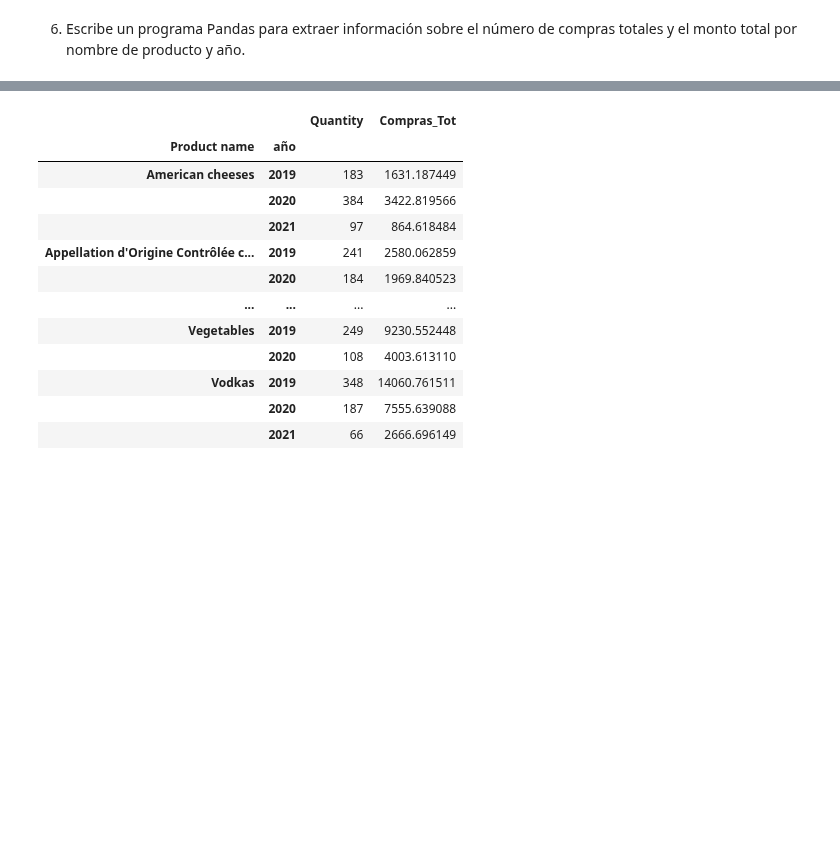
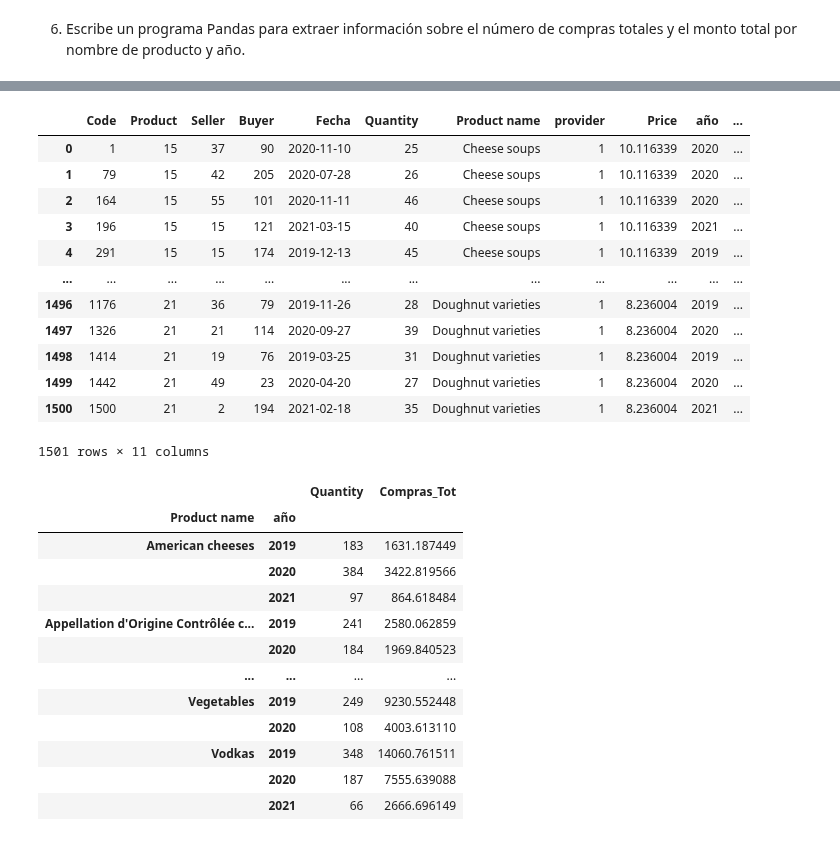
Before and after one commit to mtataytraining2/2_DataScience_Basics, a Jupyter notebook: Pandas/Pandas_dataframe_ejer_2.ipynb, the cells around one changed output, grey strips where cells are left out. Drawn from its saved outputs; the diff is of its cells as text; code cells hidden in the pictures; blank space fills up the shorter version.

```diff
--- a/Pandas/Pandas_dataframe_ejer_2.ipynb
+++ b/Pandas/Pandas_dataframe_ejer_2.ipynb
@@ -521,5 +518,20 @@ df
 # %%
 df['Compras_Tot']=df['Quantity']*df['Price']
+df
+# %% [output]
+|  | Code | Product | Seller | Buyer | Fecha | Quantity | Product name | provider | Price | año | ... |
+| 0 | 1 | 15 | 37 | 90 | 2020-11-10 | 25 | Cheese soups | 1 | 10.116339 | 2020 | ... |
+| 1 | 79 | 15 | 42 | 205 | 2020-07-28 | 26 | Cheese soups | 1 | 10.116339 | 2020 | ... |
+| 2 | 164 | 15 | 55 | 101 | 2020-11-11 | 46 | Cheese soups | 1 | 10.116339 | 2020 | ... |
+| 3 | 196 | 15 | 15 | 121 | 2021-03-15 | 40 | Cheese soups | 1 | 10.116339 | 2021 | ... |
+| 4 | 291 | 15 | 15 | 174 | 2019-12-13 | 45 | Cheese soups | 1 | 10.116339 | 2019 | ... |
+| ... | ... | ... | ... | ... | ... | ... | ... | ... | ... | ... | ... |
+| 1496 | 1176 | 21 | 36 | 79 | 2019-11-26 | 28 | Doughnut varieties | 1 | 8.236004 | 2019 | ... |
+| 1497 | 1326 | 21 | 21 | 114 | 2020-09-27 | 39 | Doughnut varieties | 1 | 8.236004 | 2020 | ... |
+| 1498 | 1414 | 21 | 19 | 76 | 2019-03-25 | 31 | Doughnut varieties | 1 | 8.236004 | 2019 | ... |
+| 1499 | 1442 | 21 | 49 | 23 | 2020-04-20 | 27 | Doughnut varieties | 1 | 8.236004 | 2020 | ... |
+| 1500 | 1500 | 21 | 2 | 194 | 2021-02-18 | 35 | Doughnut varieties | 1 | 8.236004 | 2021 | ... |
+1501 rows × 11 columns
 # %%
 df_global=df.groupby(['Product name','año']).agg({'Quantity':'sum','Compras_Tot':'sum'})
 df_global
```
Also changed, not shown: parts of 6 cells of this notebook, 2 other files.
